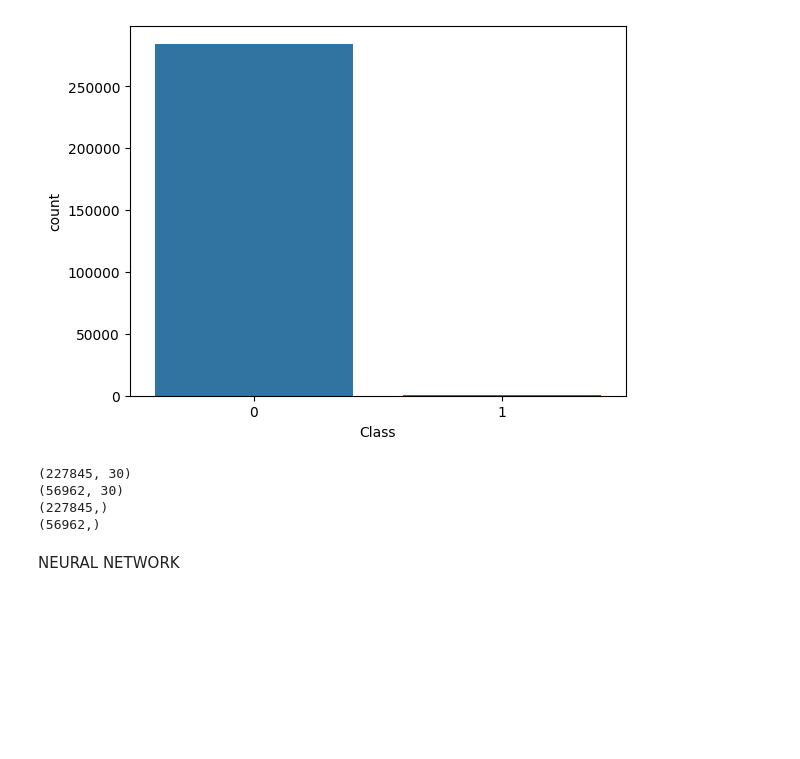
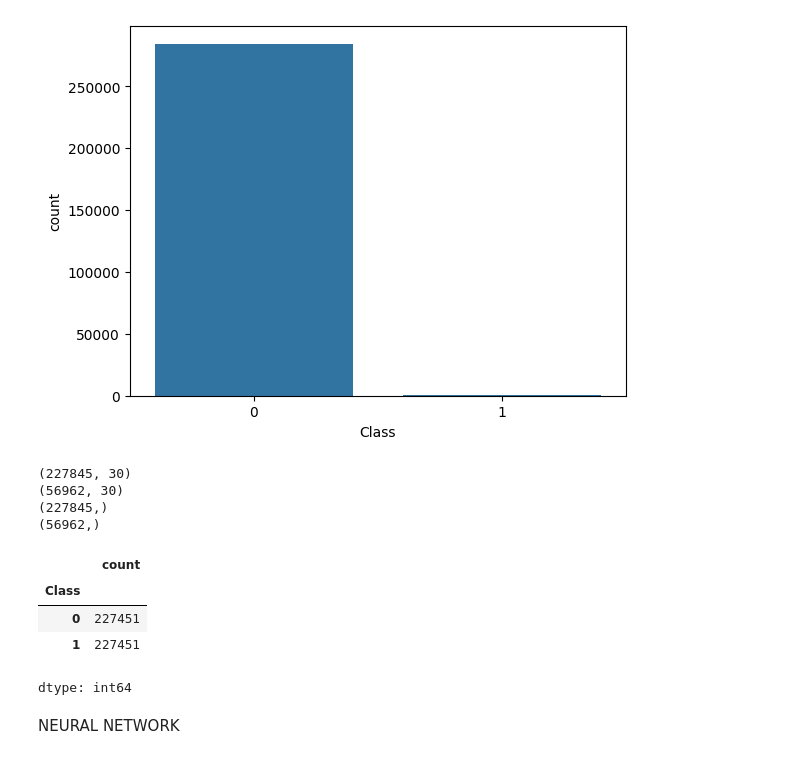
Before and after one commit to abcdon21/Deep-Learning-, a Jupyter notebook: CreditCardFraudDetection_deep_learning.ipynb, the cells around one changed output. Drawn from its saved outputs; the diff is of its cells as text; code cells hidden in the pictures; blank space fills up the shorter version.

Commit message:
changes have been made SMOTE function is added

```diff
--- a/CreditCardFraudDetection_deep_learning.ipynb
+++ b/CreditCardFraudDetection_deep_learning.ipynb
@@ -88,6 +90,21 @@ print(y_test.shape)
 (56962, 30)
 (227845,)
 (56962,)
+# %%
+from imblearn.over_sampling import SMOTE
+
+smote = SMOTE(random_state=42)
+
+x_train_smote, y_train_smote = smote.fit_resample(x_train, y_train)
+
+y_train.value_counts()
+y_train_smote.value_counts()
+# %% [output]
+|  | count |
+| Class |  |
+| 0 | 227451 |
+| 1 | 227451 |
+dtype: int64
 # %% [markdown]
 NEURAL NETWORK
 # %%
```
Also changed, not shown: parts of 6 cells of this notebook.
